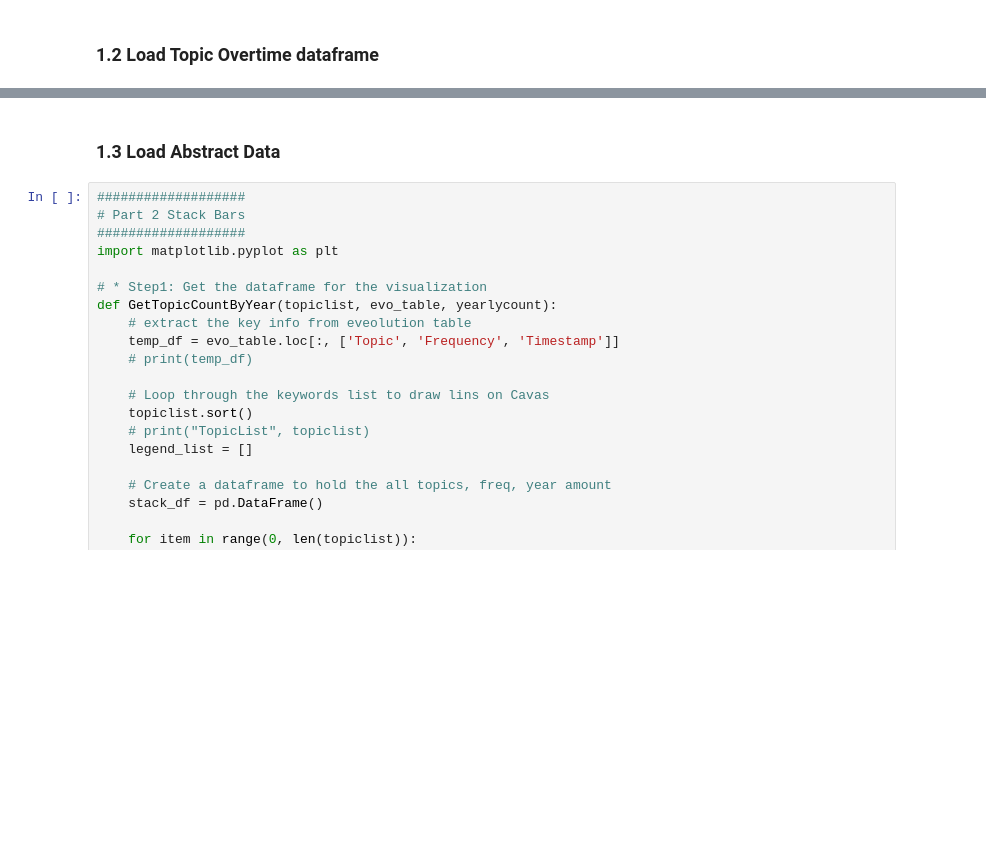
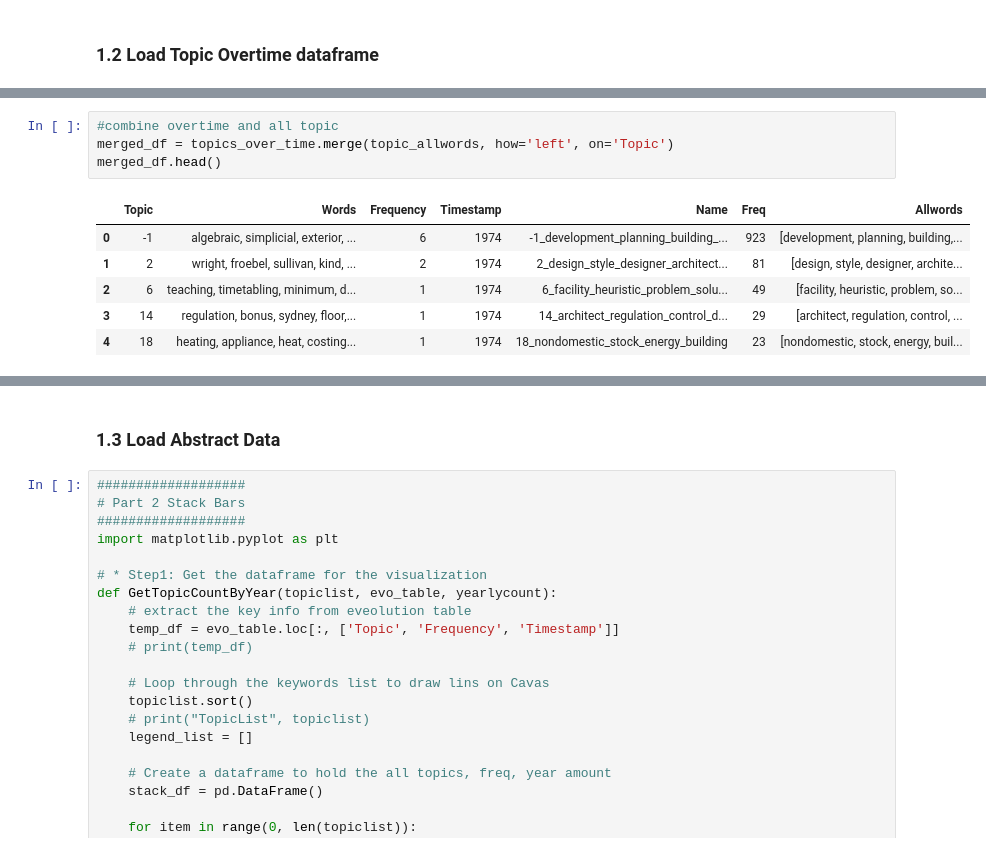
Before and after one commit to njiang8/EPB_editorial, a Jupyter notebook: epb_abs_topicmodel_ana.ipynb, the cells around one changed output, grey strips where cells are left out. Cells and saved outputs as stored; diff of their text form; blank space fills up the shorter version.

```diff
--- a/epb_abs_topicmodel_ana.ipynb
+++ b/epb_abs_topicmodel_ana.ipynb
@@ -67,0 +102,11 @@ topics_over_time.head()
+# %%
+#combine overtime and all topic
+merged_df = topics_over_time.merge(topic_allwords, how='left', on='Topic')
+merged_df.head()
+# %% [output]
+|  | Topic | Words | Frequency | Timestamp | Name | Freq | Allwords |
+| 0 | -1 | algebraic, simplicial, exterior, ... | 6 | 1974 | -1_development_planning_building_... | 923 | [development, planning, building,... |
+| 1 | 2 | wright, froebel, sullivan, kind, ... | 2 | 1974 | 2_design_style_designer_architect... | 81 | [design, style, designer, archite... |
+| 2 | 6 | teaching, timetabling, minimum, d... | 1 | 1974 | 6_facility_heuristic_problem_solu... | 49 | [facility, heuristic, problem, so... |
+| 3 | 14 | regulation, bonus, sydney, floor,... | 1 | 1974 | 14_architect_regulation_control_d... | 29 | [architect, regulation, control, ... |
+| 4 | 18 | heating, appliance, heat, costing... | 1 | 1974 | 18_nondomestic_stock_energy_building | 23 | [nondomestic, stock, energy, buil... |
```
Also changed, not shown: parts of 4 cells of this notebook, 3 other files.
